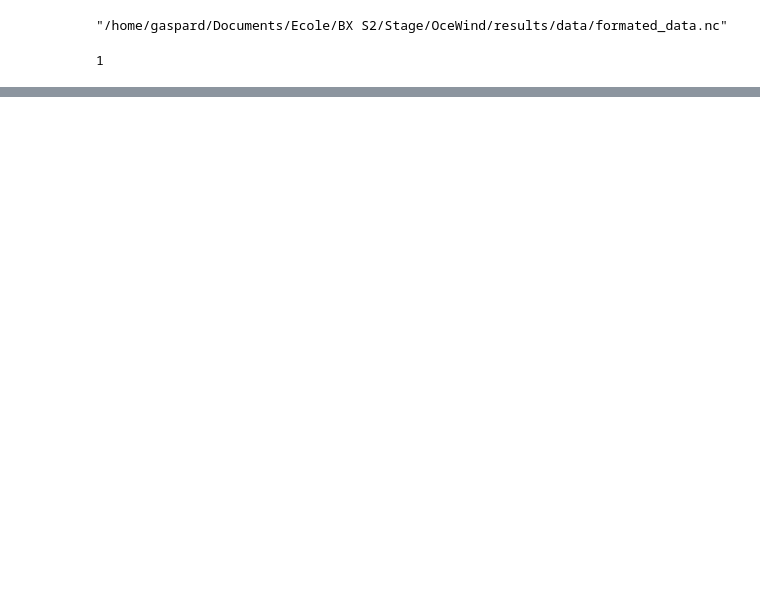
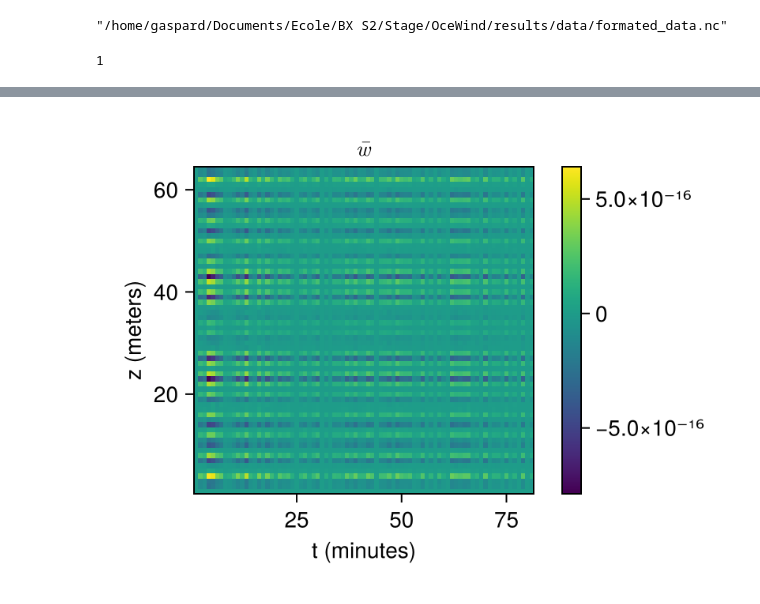
Before and after one commit to Gaspartcho/OceWind, a Jupyter notebook: Notebooks/other_awesome_notebook.ipynb, the cells around one changed output, grey strips where cells are left out. Saved outputs shown, nothing was run; the diff lists cells and outputs as text; code cells hidden in the pictures; blank space fills up the shorter version.

```diff
--- a/Notebooks/other_awesome_notebook.ipynb
+++ b/Notebooks/other_awesome_notebook.ipynb
@@ -37,0 +55,4 @@ fig
+# %%
+plot_data(w_bar, L"\bar{w}")
+# %% [output]
+[figure, added]
```
Also changed, not shown: parts of 12 cells of this notebook, 3 other files.
